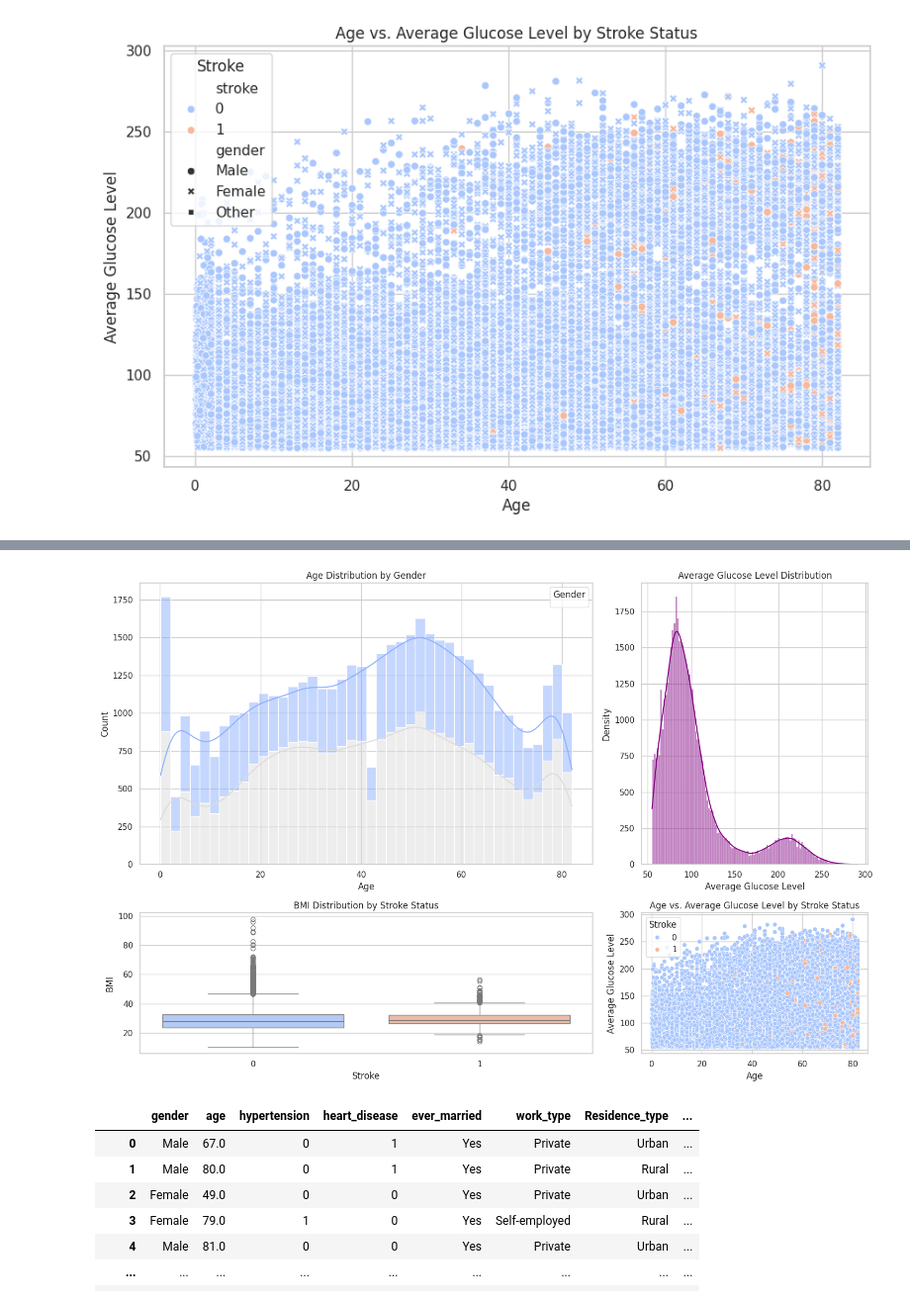
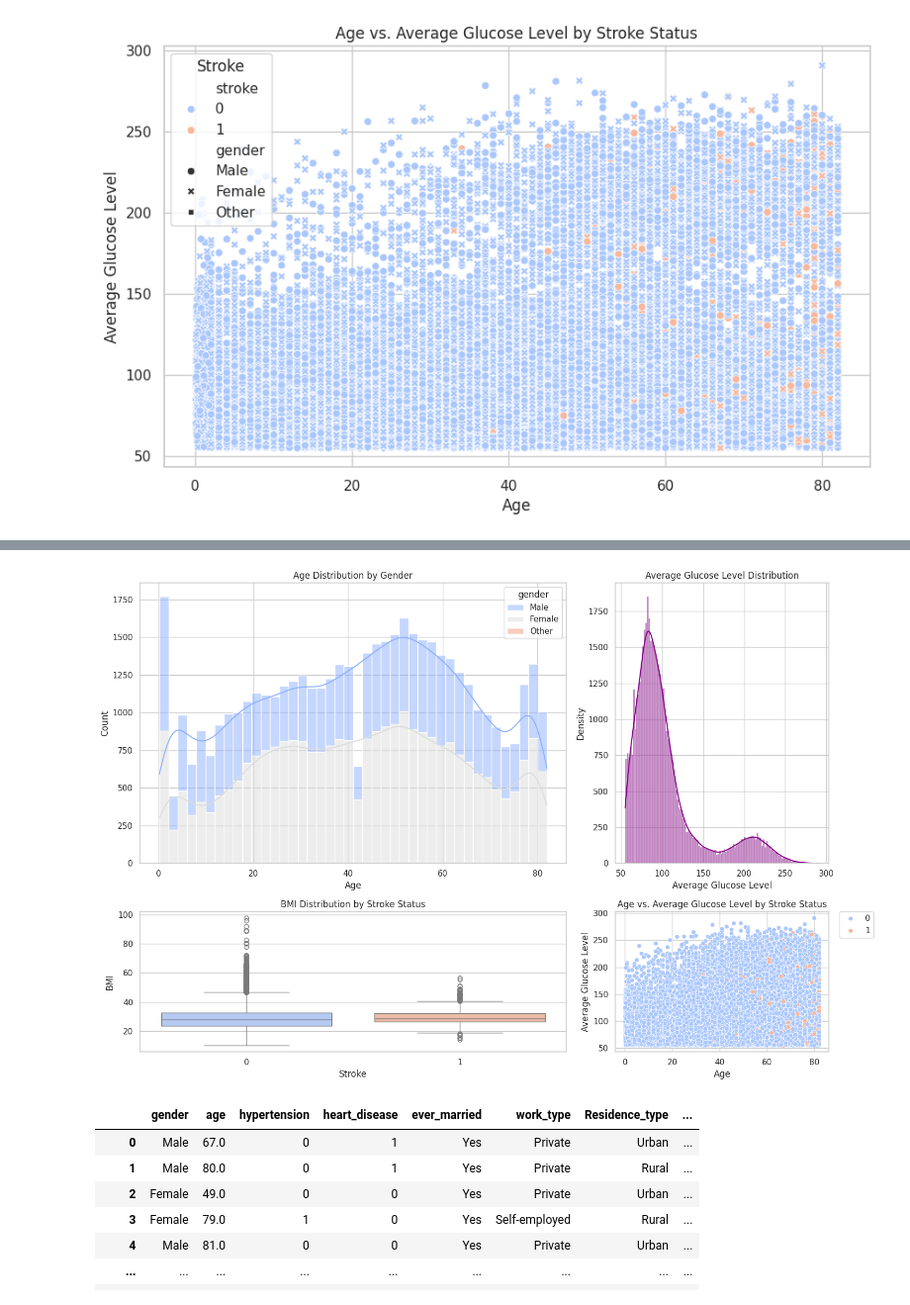
Before and after one commit to thivesh-jegadeesan/brain-stroke, a Jupyter notebook: brain_stroke_analysis.ipynb, the cells around one changed output, grey strips where cells are left out. Shown at 99% size. Drawn from its saved outputs; the diff is of its cells as text; code cells hidden in the pictures.

```diff
--- a/brain_stroke_analysis.ipynb
+++ b/brain_stroke_analysis.ipynb
@@ -22,3 +65,13 @@ df2 = pd.read_csv('/content/dataset.csv')
+# %%
+# df1 = pd.read_csv('/content/brain_stroke.csv')
+# df2 = pd.read_csv('/content/dataset.csv')
+# URL of the raw CSV file
+url1 = 'https://raw.githubusercontent.com/thivesh-jegadeesan/brain-stroke/main/brain_stroke.csv'
+url2 = 'https://raw.githubusercontent.com/thivesh-jegadeesan/brain-stroke/main/dataset.csv'
+
+# Read the CSV file into a pandas DataFrame
+df1 = pd.read_csv(url1)
+df2 = pd.read_csv(url2)
 # %%
 df1
 # %% [output]
@@ -199,7 +252,7 @@ Passing `palette` without assigning `hue` is deprecated and will be removed in v
 [figure]
 [figure]
 # %%
-# Define a grid of 2x2 subplots
+# Define a grid of 2x2 subplots with more space for the legend
 grid_kws = {'width_ratios': (2, 1), 'height_ratios': (2, 1)}
 fig, axes = plt.subplots(2, 2, figsize=(15, 10), gridspec_kw=grid_kws)
 
@@ -208,7 +261,6 @@ sns.histplot(ax=axes[0, 0], data=stacked_df, x="age", hue="gender", multiple="st
 axes[0, 0].set_title('Age Distribution by Gender')
 axes[0, 0].set_xlabel('Age')
 axes[0, 0].set_ylabel('Count')
-axes[0, 0].legend(title='Gender')
 
 # Plot 3: Average Glucose Level Distribution (top right)
 sns.histplot(ax=axes[0, 1], data=stacked_df, x="avg_glucose_level", kde=True, color='purple')
@@ -227,7 +279,9 @@ sns.scatterplot(ax=axes[1, 1], data=stacked_df, x="age", y="avg_glucose_level",
 axes[1, 1].set_title('Age vs. Average Glucose Level by Stroke Status')
 axes[1, 1].set_xlabel('Age')
 axes[1, 1].set_ylabel('Average Glucose Level')
-axes[1, 1].legend(title='Stroke')
+
+# Move legend outside the plot area
+plt.legend(bbox_to_anchor=(1.05, 1), loc='upper left', borderaxespad=0.)
 
 # Adjust layout
 plt.tight_layout()
@@ -238,7 +290,7 @@ WARNING:matplotlib.legend:No artists with labels found to put in legend.  Note t
 Passing `palette` without assigning `hue` is deprecated and will be removed in v0.14.0. Assign the `x` variable to `hue` and set `legend=False` for the same effect.
 
   sns.boxplot(ax=axes[1, 0], data=stacked_df, x="stroke", y="bmi", palette="coolwarm")
-[figure, old version]
+[figure, new version]
 # %%
 # Splitting into X and y
 X = stacked_df.drop(columns=['stroke'])  # Dropping 'stroke' column to get features
```
Also changed, not shown: parts of 19 cells of this notebook.
